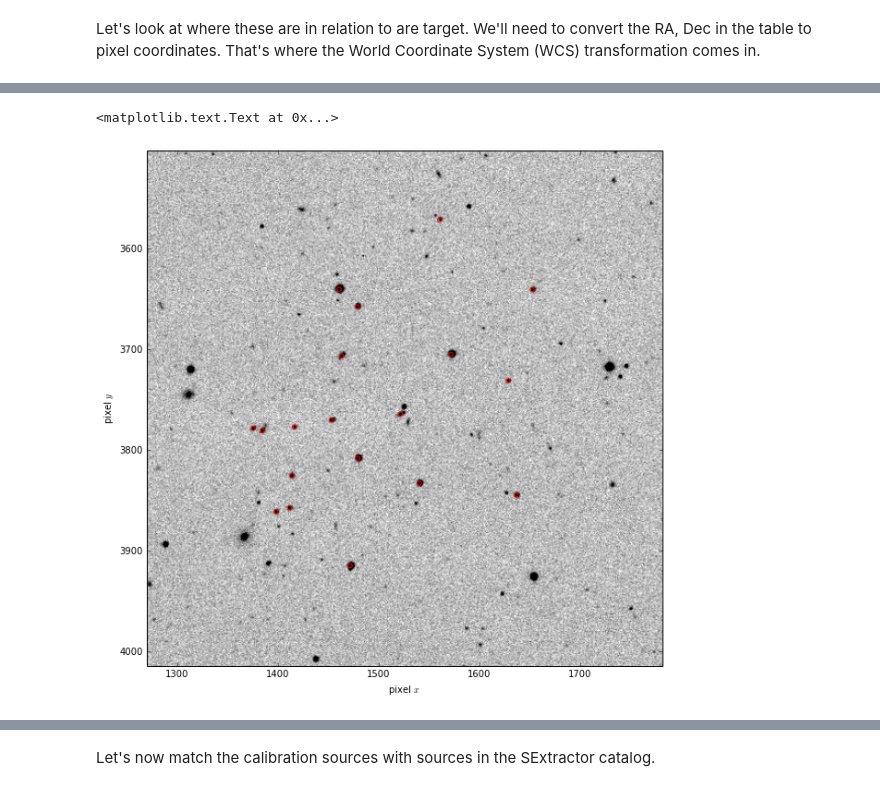
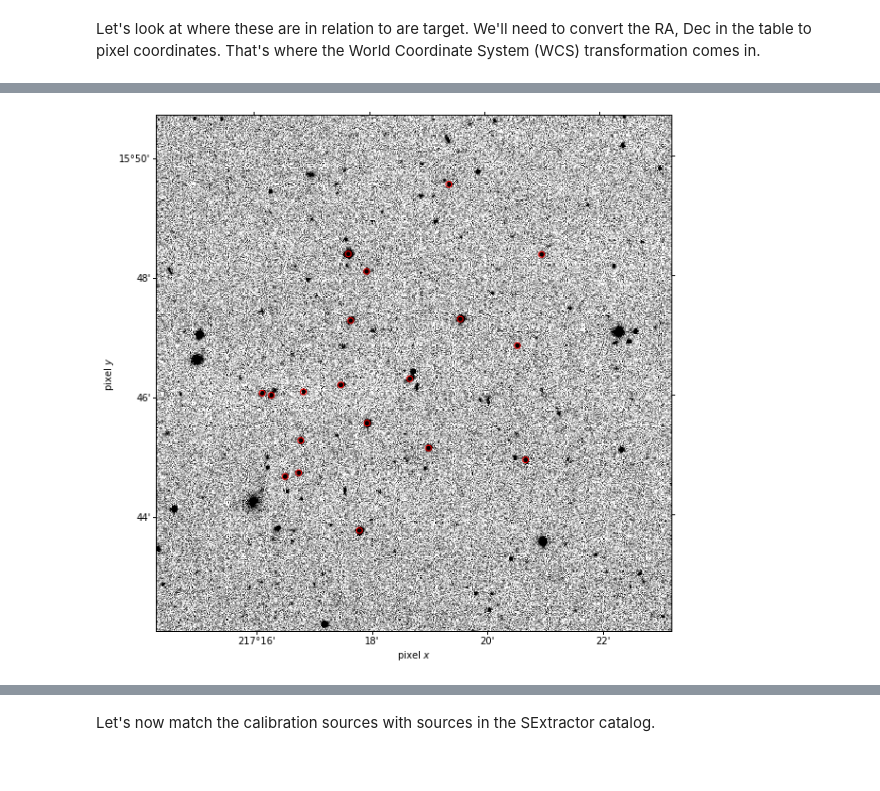
Before and after one commit to lpsinger/astropy-tutorial, a Jupyter notebook: python-intro.ipynb, the cells around one changed output, grey strips where cells are left out. Drawn from its saved outputs; the diff is of its cells as text; code cells hidden in the pictures.

```diff
--- a/python-intro.ipynb
+++ b/python-intro.ipynb
@@ -921,2 +905,4 @@ std = np.std(clipped_data - mid)
+# %%
+mean, median, std = astropy.stats.sigma_clipped_stats(hdu.data)
 # %%
 plt.figure(figsize=(20, 10))
@@ -1035,23 +1023,23 @@ WARNING:astropy:FITSFixedWarning: Removed redundant SCAMP distortion parameters
 # %%
 plt.figure(figsize=(10, 10))
-plt.imshow(hdu.data, vmin=mid-std, vmax=mid+3*std, cmap='binary')
-plt.xlim(matching_row['XWIN_IMAGE'] - 256, matching_row['XWIN_IMAGE'] + 256)
-plt.ylim(matching_row['YWIN_IMAGE'] - 256, matching_row['YWIN_IMAGE'] + 256)
+ax = plt.axes(projection=wcs)
+ax.imshow(hdu.data, vmin=mean-std, vmax=mean+3*std, cmap='binary')
+ax.set_xlim(matching_row['XWIN_IMAGE'] - 256, matching_row['XWIN_IMAGE'] + 256)
+ax.set_ylim(matching_row['YWIN_IMAGE'] - 256, matching_row['YWIN_IMAGE'] + 256)
 
 # Note: last argument is 'origin': FITS standard uses 1-based Fortran-like
 # indexing, but Python uses 0-based C-like indexing. In this case, we are
 # aligning these locations to a Python array, so we want 0-based indexing.
 
 x, y = wcs.all_world2pix(calib_table['ra'], calib_table['dec'], 0)
-plt.scatter(x, y, facecolor='none', edgecolor='red')
+ax.scatter(x, y, facecolor='none', edgecolor='red')
 
 # I happen to know that these images are upside down; use APLPy or the like to
 # automatically orient North upward
-plt.gca().invert_yaxis()
+ax.invert_yaxis()
 
-plt.xlabel('pixel $x$')
-plt.ylabel('pixel $y$')
+ax.set_xlabel('pixel $x$')
+ax.set_ylabel('pixel $y$')
 # %% [output]
-<matplotlib.text.Text at 0x...>
-[figure, old version]
+[figure, new version]
 # %%
```
Also changed, not shown: parts of 32 cells of this notebook.
